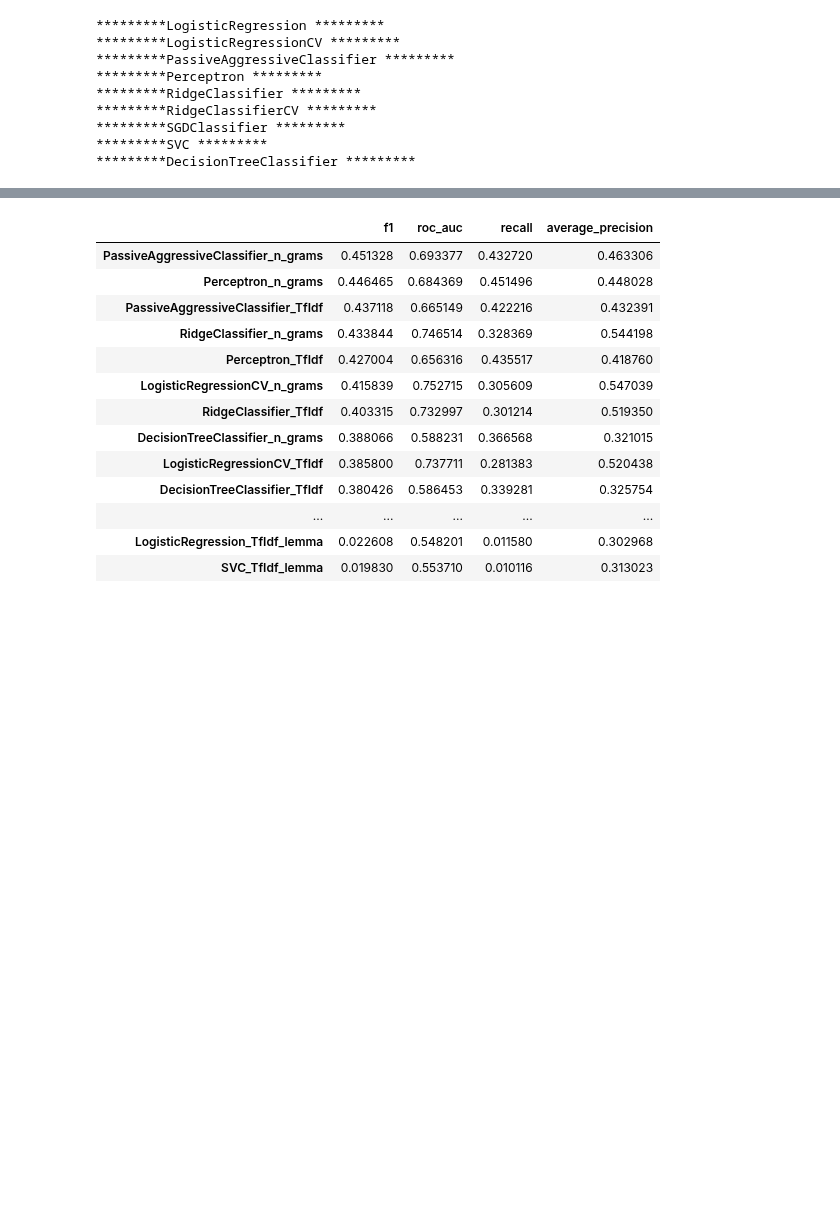
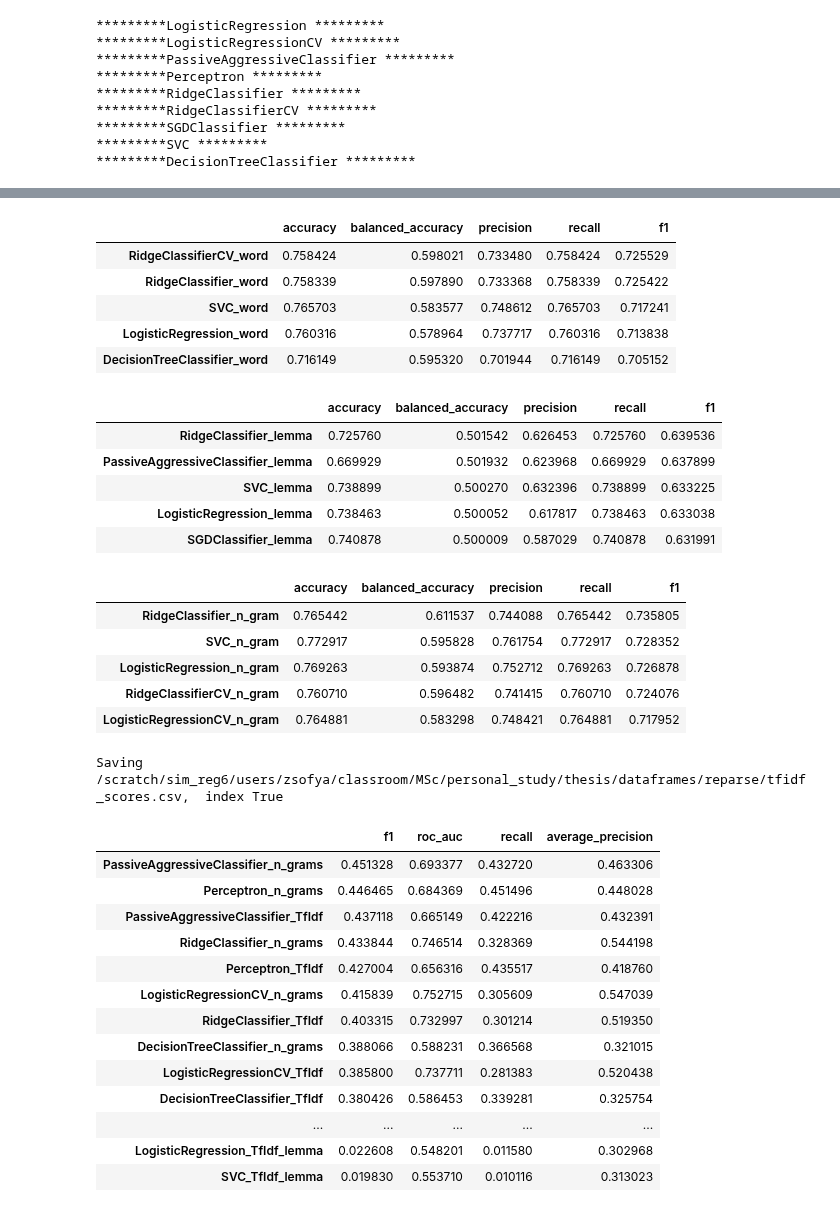
Before and after one commit to Sofy34/personal_strudy, a Jupyter notebook: thesis/02_BOW.ipynb, the cells around one changed output, grey strips where cells are left out. Saved outputs shown, nothing was run; the diff lists cells and outputs as text; code cells hidden in the pictures; blank space fills up the shorter version.

```diff
--- a/thesis/02_BOW.ipynb
+++ b/thesis/02_BOW.ipynb
@@ -252,0 +321,8 @@ feature_utils.cross_val_all_regerssors(X_n_train_vec,y_train,"n_grams")
+# %%
+X={}
+X['word']=X_train_vec
+X['lemma']=X_l_train_vec
+X['n_gram']=X_n_train_vec
+# %%
+for k,v in X.items():
+    print(k,v.shape[0])
@@ -252,0 +333,7 @@ feature_utils.cross_val_all_regerssors(X_n_train_vec,y_train,"n_grams")
+# %%
+imp.reload(classes)
+imp.reload(feature_utils)
+myAllScores=pd.DataFrame()
+for k,v in X.items():
+    print(k)
+    myAllScores=feature_utils.cross_val_all_regerssors(myAllScores,v,y_train,X_groups,k,cv=myPrepSplit)
@@ -252,0 +377,26 @@ feature_utils.cross_val_all_regerssors(X_n_train_vec,y_train,"n_grams")
+# %%
+for k in X.keys():
+    display(myAllScores.query('index.str.contains(@k)').sort_values(by='f1',ascending = False).head())
+# %% [output]
+|  | accuracy | balanced_accuracy | precision | recall | f1 |
+| RidgeClassifierCV_word | 0.758424 | 0.598021 | 0.733480 | 0.758424 | 0.725529 |
+| RidgeClassifier_word | 0.758339 | 0.597890 | 0.733368 | 0.758339 | 0.725422 |
+| SVC_word | 0.765703 | 0.583577 | 0.748612 | 0.765703 | 0.717241 |
+| LogisticRegression_word | 0.760316 | 0.578964 | 0.737717 | 0.760316 | 0.713838 |
+| DecisionTreeClassifier_word | 0.716149 | 0.595320 | 0.701944 | 0.716149 | 0.705152 |
+|  | accuracy | balanced_accuracy | precision | recall | f1 |
+| RidgeClassifier_lemma | 0.725760 | 0.501542 | 0.626453 | 0.725760 | 0.639536 |
+| PassiveAggressiveClassifier_lemma | 0.669929 | 0.501932 | 0.623968 | 0.669929 | 0.637899 |
+| SVC_lemma | 0.738899 | 0.500270 | 0.632396 | 0.738899 | 0.633225 |
+| LogisticRegression_lemma | 0.738463 | 0.500052 | 0.617817 | 0.738463 | 0.633038 |
+| SGDClassifier_lemma | 0.740878 | 0.500009 | 0.587029 | 0.740878 | 0.631991 |
+|  | accuracy | balanced_accuracy | precision | recall | f1 |
+| RidgeClassifier_n_gram | 0.765442 | 0.611537 | 0.744088 | 0.765442 | 0.735805 |
+| SVC_n_gram | 0.772917 | 0.595828 | 0.761754 | 0.772917 | 0.728352 |
+| LogisticRegression_n_gram | 0.769263 | 0.593874 | 0.752712 | 0.769263 | 0.726878 |
+| RidgeClassifierCV_n_gram | 0.760710 | 0.596482 | 0.741415 | 0.760710 | 0.724076 |
+| LogisticRegressionCV_n_gram | 0.764881 | 0.583298 | 0.748421 | 0.764881 | 0.717952 |
+# %%
+common_utils.save_db(myAllScores,dir_name,"tfidf_scores",True)
+# %% [output]
+Saving /scratch/sim_reg6/users/zsofya/classroom/MSc/personal_study/thesis/dataframes/reparse/tfidf_scores.csv,  index True
```
Also changed, not shown: parts of 28 cells of this notebook, 5 other files.
